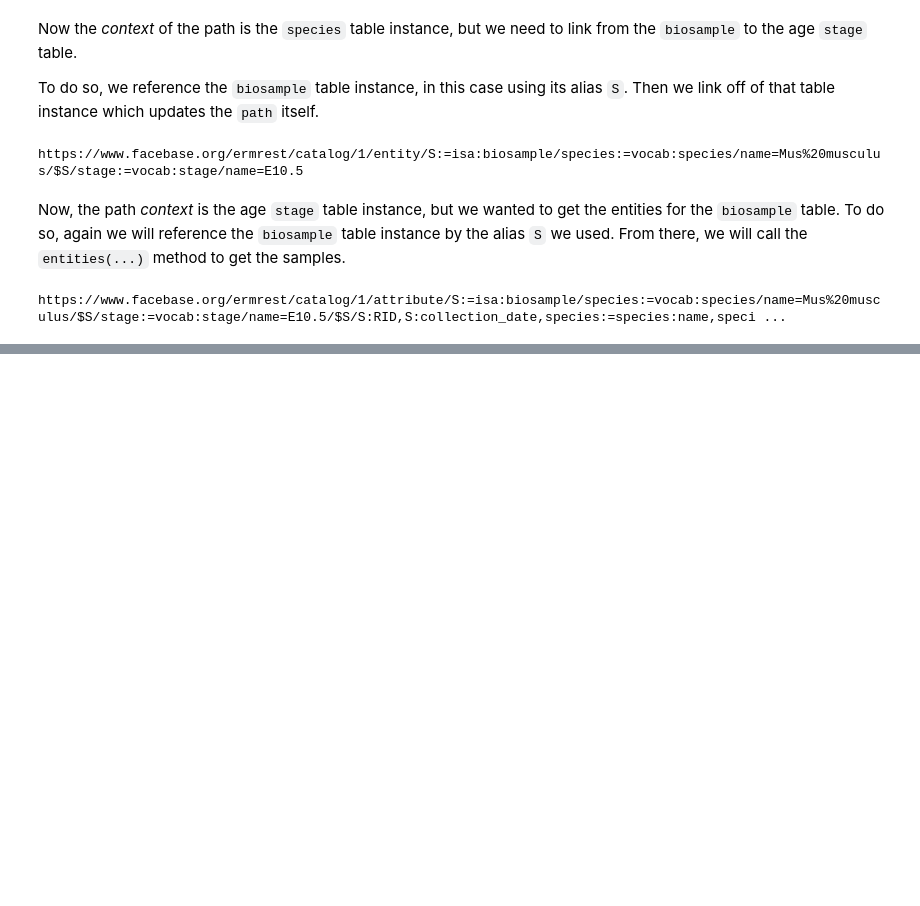
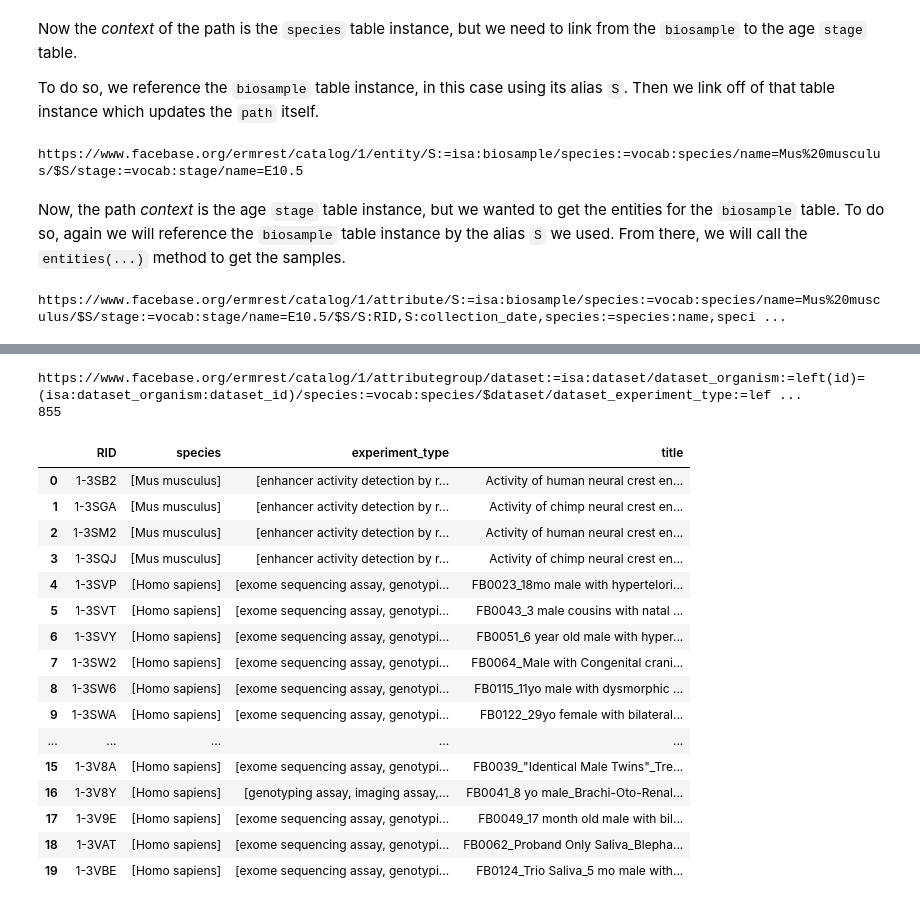
Before and after one commit to informatics-isi-edu/deriva-py, a Jupyter notebook: docs/derivapy-datapath-example-4.ipynb, the cells around one changed output, grey strips where cells are left out. Cells and saved outputs as stored; diff of their text form; code cells hidden in the pictures; blank space fills up the shorter version.

Commit message:
add a 'groupby' example to the datapath tutorial 4

```diff
--- a/docs/derivapy-datapath-example-4.ipynb
+++ b/docs/derivapy-datapath-example-4.ipynb
@@ -374,0 +354,55 @@ DataFrame(results)
+# %%
+# We need to import the `ArrayD` aggregate function for this example.
+from deriva.core.datapath import ArrayD
+
+# For convenience, get python objects for the additional tables.
+dataset_organism = pb.isa.dataset_organism
+dataset_experiment_type = pb.isa.dataset_experiment_type
+species = pb.vocab.species
+experiment_type = pb.vocab.experiment_type
+
+# Start by doing a couple left outer joins on the dataset-term association tables, then link
+# (i.e., inner join) the associated vocabulary term table, then reset the context back to the
+# dataset table.
+path = dataset.link(dataset_organism, on=dataset.id==dataset_organism.dataset_id, join_type='left') \
+              .link(species) \
+              .dataset \
+              .link(dataset_experiment_type, on=dataset.id==dataset_experiment_type.dataset_id, join_type='left') \
+              .link(experiment_type)
+
+# Again, notice that we reset the context to the `dataset` table alias so that we will retrieve
+# dataset entities based on the groupings to be defined next. For the groupby key we will use the
+# dataset.RID, but for this example any primary key would work. Then we will get aggregate arrays
+# of the linked vocabulary tables.
+results = path.dataset.groupby(dataset.RID).attributes(
+    dataset.title,
+    ArrayD(path.species.column_definitions['name']).alias('species'),
+    ArrayD(path.experiment_type.column_definitions['name']).alias('experiment_type')
+)
+
+#results = path.dataset.entities()
+print(results.uri)
+print(len(results))
+# %% [output]
+https://www.facebase.org/ermrest/catalog/1/attributegroup/dataset:=isa:dataset/dataset_organism:=left(id)=(isa:dataset_organism:dataset_id)/species:=vocab:species/$dataset/dataset_experiment_type:=lef ...
+855
+# %%
+DataFrame(results.fetch(limit=20))
+# %% [output]
+|  | RID | species | experiment_type | title |
+| 0 | 1-3SB2 | [Mus musculus] | [enhancer activity detection by r... | Activity of human neural crest en... |
+| 1 | 1-3SGA | [Mus musculus] | [enhancer activity detection by r... | Activity of chimp neural crest en... |
+| 2 | 1-3SM2 | [Mus musculus] | [enhancer activity detection by r... | Activity of human neural crest en... |
+| 3 | 1-3SQJ | [Mus musculus] | [enhancer activity detection by r... | Activity of chimp neural crest en... |
+| 4 | 1-3SVP | [Homo sapiens] | [exome sequencing assay, genotypi... | FB0023_18mo male with hypertelori... |
+| 5 | 1-3SVT | [Homo sapiens] | [exome sequencing assay, genotypi... | FB0043_3 male cousins with natal ... |
+| 6 | 1-3SVY | [Homo sapiens] | [exome sequencing assay, genotypi... | FB0051_6 year old male with hyper... |
+| 7 | 1-3SW2 | [Homo sapiens] | [exome sequencing assay, genotypi... | FB0064_Male with Congenital crani... |
+| 8 | 1-3SW6 | [Homo sapiens] | [exome sequencing assay, genotypi... | FB0115_11yo male with dysmorphic ... |
+| 9 | 1-3SWA | [Homo sapiens] | [exome sequencing assay, genotypi... | FB0122_29yo female with bilateral... |
+| ... | ... | ... | ... | ... |
+| 15 | 1-3V8A | [Homo sapiens] | [exome sequencing assay, genotypi... | FB0039_"Identical Male Twins"_Tre... |
+| 16 | 1-3V8Y | [Homo sapiens] | [genotyping assay, imaging assay,... | FB0041_8 yo male_Brachi-Oto-Renal... |
+| 17 | 1-3V9E | [Homo sapiens] | [exome sequencing assay, genotypi... | FB0049_17 month old male with bil... |
+| 18 | 1-3VAT | [Homo sapiens] | [exome sequencing assay, genotypi... | FB0062_Proband Only Saliva_Blepha... |
+| 19 | 1-3VBE | [Homo sapiens] | [exome sequencing assay, genotypi... | FB0124_Trio Saliva_5 mo male with... |
```
Also changed, not shown: parts of 16 cells of this notebook.
